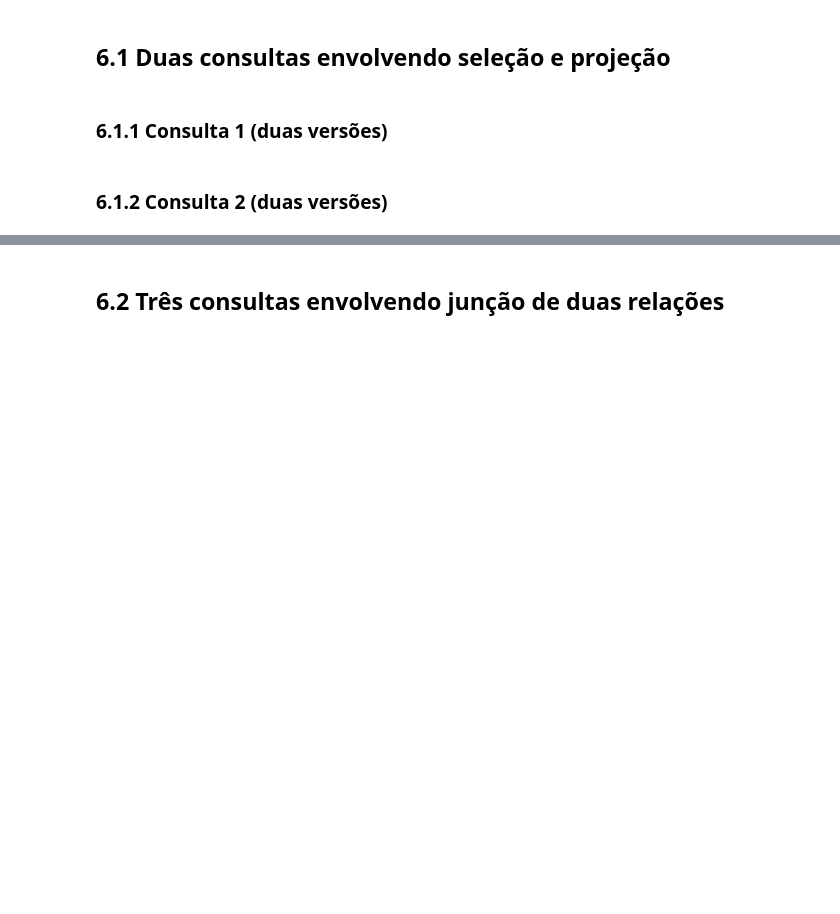
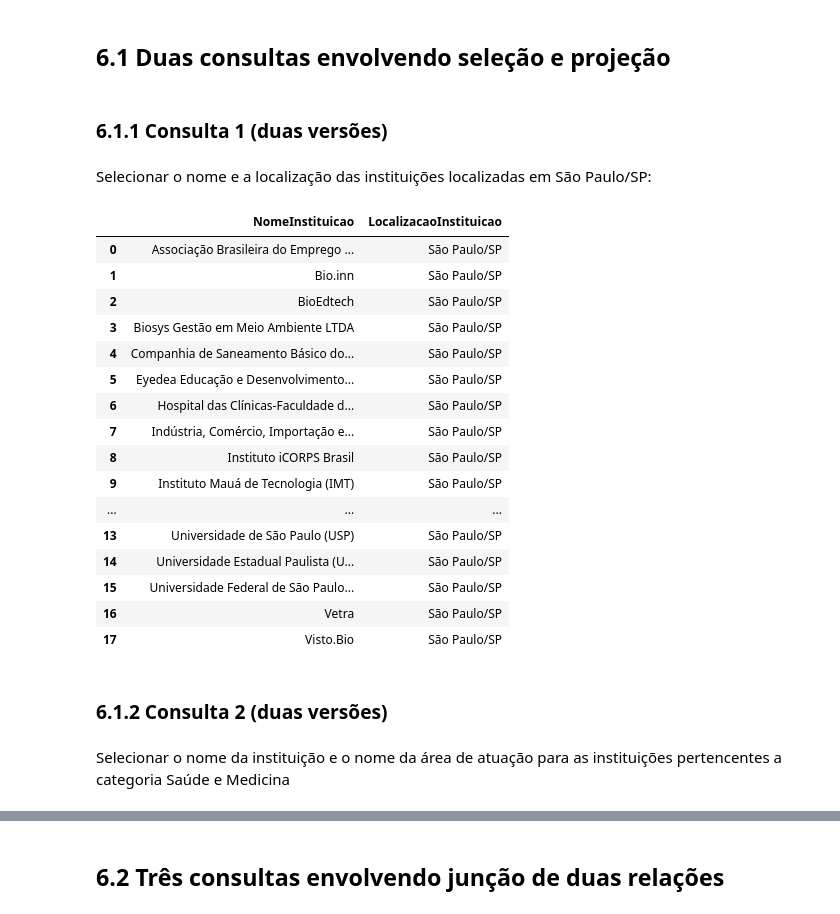
Before and after one commit to RodolfoLessa/TP2_IBD, a Jupyter notebook: TP2.ipynb, the cells around one changed output, grey strips where cells are left out. Cells and saved outputs as stored; diff of their text form; code cells hidden in the pictures; blank space fills up the shorter version.

```diff
--- a/TP2.ipynb
+++ b/TP2.ipynb
@@ -433,5 +435,30 @@ df.to_csv('TabelaParceriaInstituicaoOrgao.csv', index=False)
 ## 6.1 Duas consultas envolvendo seleção e projeção
 # %% [markdown]
 ### 6.1.1 Consulta 1 (duas versões)
+# %% [markdown]
+Selecionar o nome e a localização das instituições localizadas em São Paulo/SP:
+# %%
+query = """SELECT NomeInstituicao, LocalizacaoInstituicao FROM Instituicao WHERE LocalizacaoInstituicao = 'São Paulo/SP'"""
+pd.read_sql_query(query, conn)
+# %% [output]
+|  | NomeInstituicao | LocalizacaoInstituicao |
+| 0 | Associação Brasileira do Emprego ... | São Paulo/SP |
+| 1 | Bio.inn | São Paulo/SP |
+| 2 | BioEdtech | São Paulo/SP |
+| 3 | Biosys Gestão em Meio Ambiente LTDA | São Paulo/SP |
+| 4 | Companhia de Saneamento Básico do... | São Paulo/SP |
+| 5 | Eyedea Educação e Desenvolvimento... | São Paulo/SP |
+| 6 | Hospital das Clínicas-Faculdade d... | São Paulo/SP |
+| 7 | Indústria, Comércio, Importação e... | São Paulo/SP |
+| 8 | Instituto iCORPS Brasil | São Paulo/SP |
+| 9 | Instituto Mauá de Tecnologia (IMT) | São Paulo/SP |
+| ... | ... | ... |
+| 13 | Universidade de São Paulo (USP) | São Paulo/SP |
+| 14 | Universidade Estadual Paulista (U... | São Paulo/SP |
+| 15 | Universidade Federal de São Paulo... | São Paulo/SP |
+| 16 | Vetra | São Paulo/SP |
+| 17 | Visto.Bio | São Paulo/SP |
 # %% [markdown]
 ### 6.1.2 Consulta 2 (duas versões)
+# %% [markdown]
+Selecionar o nome da instituição e o nome da área de atuação para as instituições pertencentes a categoria Saúde e Medicina
```
Also changed, not shown: parts of 18 cells of this notebook, 1 other file.
